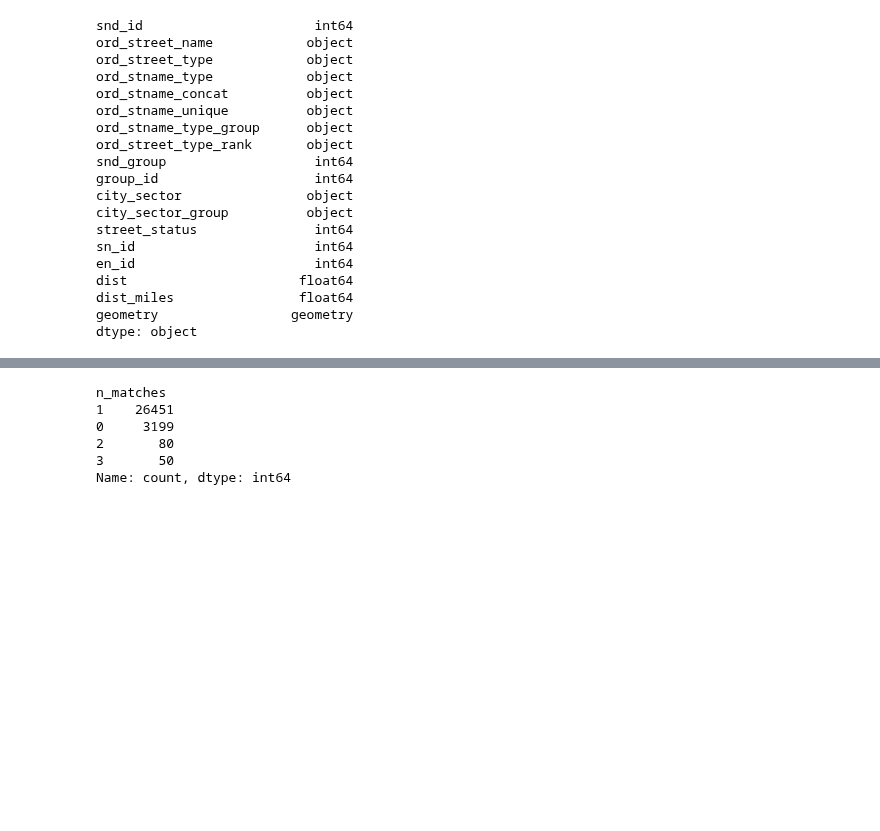
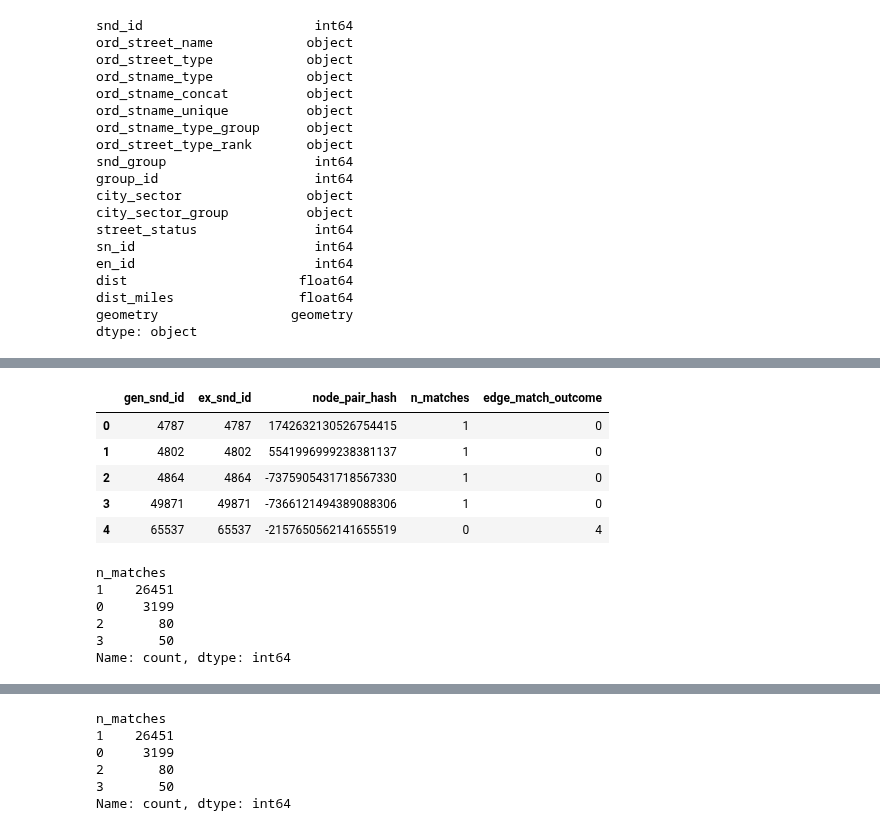
Before and after one commit to mike-babb/seattle_streets, a Jupyter notebook: code/step_13_find_overlapping_segments.ipynb, the cells around one changed output, grey strips where cells are left out. Drawn from its saved outputs; the diff is of its cells as text; code cells hidden in the pictures; blank space fills up the shorter version.

```diff
--- a/code/step_13_find_overlapping_segments.ipynb
+++ b/code/step_13_find_overlapping_segments.ipynb
@@ -156,0 +176,18 @@ gdf.shape
+# %%
+snd_df.head()
+# %% [output]
+|  | gen_snd_id | ex_snd_id | node_pair_hash | n_matches | edge_match_outcome |
+| 0 | 4787 | 4787 | 1742632130526754415 | 1 | 0 |
+| 1 | 4802 | 4802 | 5541996999238381137 | 1 | 0 |
+| 2 | 4864 | 4864 | -7375905431718567330 | 1 | 0 |
+| 3 | 49871 | 49871 | -7366121494389088306 | 1 | 0 |
+| 4 | 65537 | 65537 | -2157650562141655519 | 0 | 4 |
+# %%
+test_gdf['n_matches'].value_counts()
+# %% [output]
+n_matches
+1    26451
+0     3199
+2       80
+3       50
+Name: count, dtype: int64
```
Also changed, not shown: parts of 27 cells of this notebook, 29 other files.
